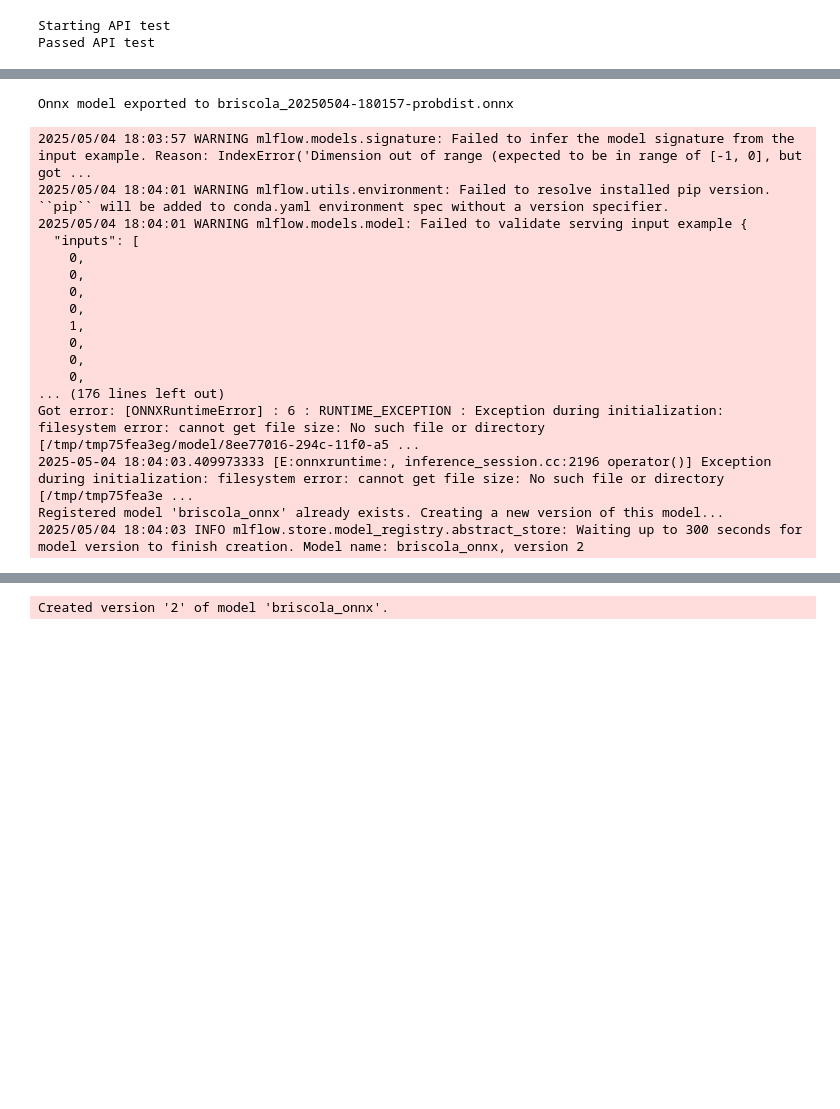
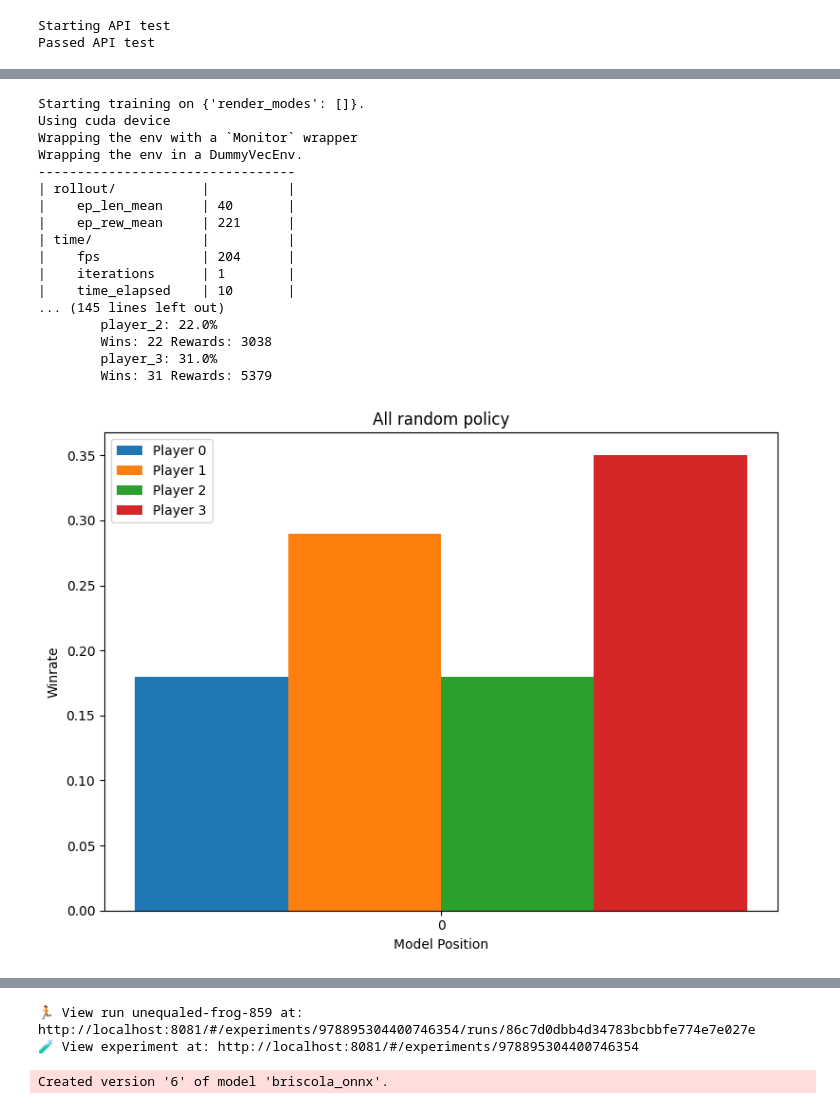
Before and after one commit to tbeeck/briscola-py-rl, a Jupyter notebook: train_and_eval.ipynb, the cells around one changed output, grey strips where cells are left out. Cells and saved outputs as stored; diff of their text form; code cells hidden in the pictures; blank space fills up the shorter version.

Commit message:
log for mlflow

```diff
--- a/train_and_eval.ipynb
+++ b/train_and_eval.ipynb
@@ -18,8 +21,8 @@ from lib.briscola_env.embedding import game_embedding
 from lib.onnxable import OnnxableMaskableACPolicy
 # %%
 PLAYER_COUNT = 4
-NUM_TRAINING_STEPS = 1_000
-NUM_EVAL_GAMES = 10
+NUM_TRAINING_STEPS = 10_000
+NUM_EVAL_GAMES = 100
 
 MODEL_HYPERPARAMS = {
 	"n_steps": 2048,
@@ -46,6 +49,7 @@ api_test(make_env(), num_cycles=1000)
 Starting API test
 Passed API test
 # %%
+# Training function
 def train(
     steps: int = 10_000, seed: int | None = 0, **env_kwargs
 ):
@@ -57,9 +61,12 @@ def train(
         return env.action_mask()
     env = ActionMasker(env, mask_fn)
 
+    loggers = [HumanOutputFormat(sys.stdout), MLflowOutputFormat()]
+
     print(f"Starting training on {str(env.metadata)}.")
     model = make_model(env)
     model.set_random_seed(seed)
+    model.set_logger(Logger(folder=None, output_formats=loggers))
     model.learn(total_timesteps=steps)
     model_path = f"{env.unwrapped.metadata.get('name')}_{time.strftime('%Y%m%d-%H%M%S')}"
     model.save(model_path)
@@ -204,6 +161,6 @@ make_plot(results_by_position, "Winrates by Model player position")
 # %%
 # Export to Onnx
-def onnx_export():
+def onnx_export(model_path):
     model_source_file = model_path
     model_dest_file = f"{model_path}-probdist.onnx"
     model = MaskablePPO.load(model_source_file, device="cpu")
@@ -221,60 +178,70 @@ def onnx_export():
     onnx_model = onnx.load(model_dest_file)
     print(f"Onnx model exported to {model_dest_file}")
     return onnx_model, model_dest_file
-onnx_model, onnx_file = onnx_export()
-# %% [output]
-Onnx model exported to briscola_20250504-180157-probdist.onnx
 # %%
+# Train & Track
+
 mlflow.set_tracking_uri("http://localhost:8081")
 mlflow.set_experiment("Briscola AI")
 
 with mlflow.start_run():
     mlflow.set_tag("Training Info", f"{PLAYER_COUNT} player model")
-
     mlflow.log_param("num_players", PLAYER_COUNT)
     mlflow.log_param("num_training_steps", NUM_TRAINING_STEPS)
     mlflow.log_param("num_eval_games", NUM_EVAL_GAMES)
     mlflow.log_params(MODEL_HYPERPARAMS)
+
+    training_result, model_path = train(steps=NUM_TRAINING_STEPS)
+    onnx_model, onnx_file = onnx_export(model_path)
+
+    baseline_results = eval_action_mask(-1, num_games=NUM_EVAL_GAMES)
+    results_by_position = []
+    for position in range(PLAYER_COUNT):
+        results_by_position.append(eval_action_mask(position, num_games=NUM_EVAL_GAMES))
+
+    make_plot([baseline_results], "All random policy")
+    make_plot(results_by_position, "Winrates by Model player position")
 
     for i, result in enumerate(results_by_position):
         mlflow.log_metric(
             f"baseline_winrate_player_{i}", baseline_results[i]["winrate"]
         )
         mlflow.log_metric(
             f"baseline_total_rewards_player_{i}", baseline_results[i]["total_rewards"]
         )
         mlflow.log_metric(f"winrate_player_{i}", result[0]["winrate"])
         mlflow.log_metric(f"total_rewards_player_{i}", result[0]["total_rewards"])
 
     example_input = game_embedding(BriscolaGame(players=PLAYER_COUNT), 0)
     sig = mlflow.models.infer_signature(example_input)
     mlflow.pytorch.log_model(
         training_result.policy,
         model_path,
         signature=sig,
         registered_model_name="briscola",
     )
     mlflow.onnx.log_model(
         onnx_model,
         onnx_file,
         signature=sig,
         registered_model_name="briscola_onnx",
     )
 # %% [output]
-2025/05/04 18:03:57 WARNING mlflow.models.signature: Failed to infer the model signature from the input example. Reason: IndexError('Dimension out of range (expected to be in range of [-1, 0], but got ...
-2025/05/04 18:04:01 WARNING mlflow.utils.environment: Failed to resolve installed pip version. ``pip`` will be added to conda.yaml environment spec without a version specifier.
-2025/05/04 18:04:01 WARNING mlflow.models.model: Failed to validate serving input example {
-  "inputs": [
-    0,
-    0,
-    0,
-    0,
-    1,
-    0,
-    0,
-    0,
-... (176 lines left out)
-Got error: [ONNXRuntimeError] : 6 : RUNTIME_EXCEPTION : Exception during initialization: filesystem error: cannot get file size: No such file or directory [/tmp/tmp75fea3eg/model/8ee77016-294c-11f0-a5 ...
-2025-05-04 18:04:03.409973333 [E:onnxruntime:, inference_session.cc:2196 operator()] Exception during initialization: filesystem error: cannot get file size: No such file or directory [/tmp/tmp75fea3e ...
-Registered model 'briscola_onnx' already exists. Creating a new version of this model...
-2025/05/04 18:04:03 INFO mlflow.store.model_registry.abstract_store: Waiting up to 300 seconds for model version to finish creation. Model name: briscola_onnx, version 2
+Starting training on {'render_modes': []}.
+Using cuda device
+Wrapping the env with a `Monitor` wrapper
+Wrapping the env in a DummyVecEnv.
+---------------------------------
+| rollout/           |          |
+|    ep_len_mean     | 40       |
+|    ep_rew_mean     | 221      |
+| time/              |          |
+|    fps             | 204      |
+|    iterations      | 1        |
+|    time_elapsed    | 10       |
+... (145 lines left out)
+        player_2: 22.0%
+        Wins: 22 Rewards: 3038
+        player_3: 31.0%
+        Wins: 31 Rewards: 5379
+[figure, added]
@@ -283 +256,3 @@ Registered model 'briscola_onnx' already exists. Creating a new version of this
-Created version '2' of model 'briscola_onnx'.
+🏃 View run unequaled-frog-859 at: http://localhost:8081/#/experiments/978895304400746354/runs/86c7d0dbb4d34783bcbbfe774e7e027e
+🧪 View experiment at: http://localhost:8081/#/experiments/978895304400746354
+Created version '6' of model 'briscola_onnx'.
```
Also changed, not shown: parts of 5 cells of this notebook, 1 other file.
